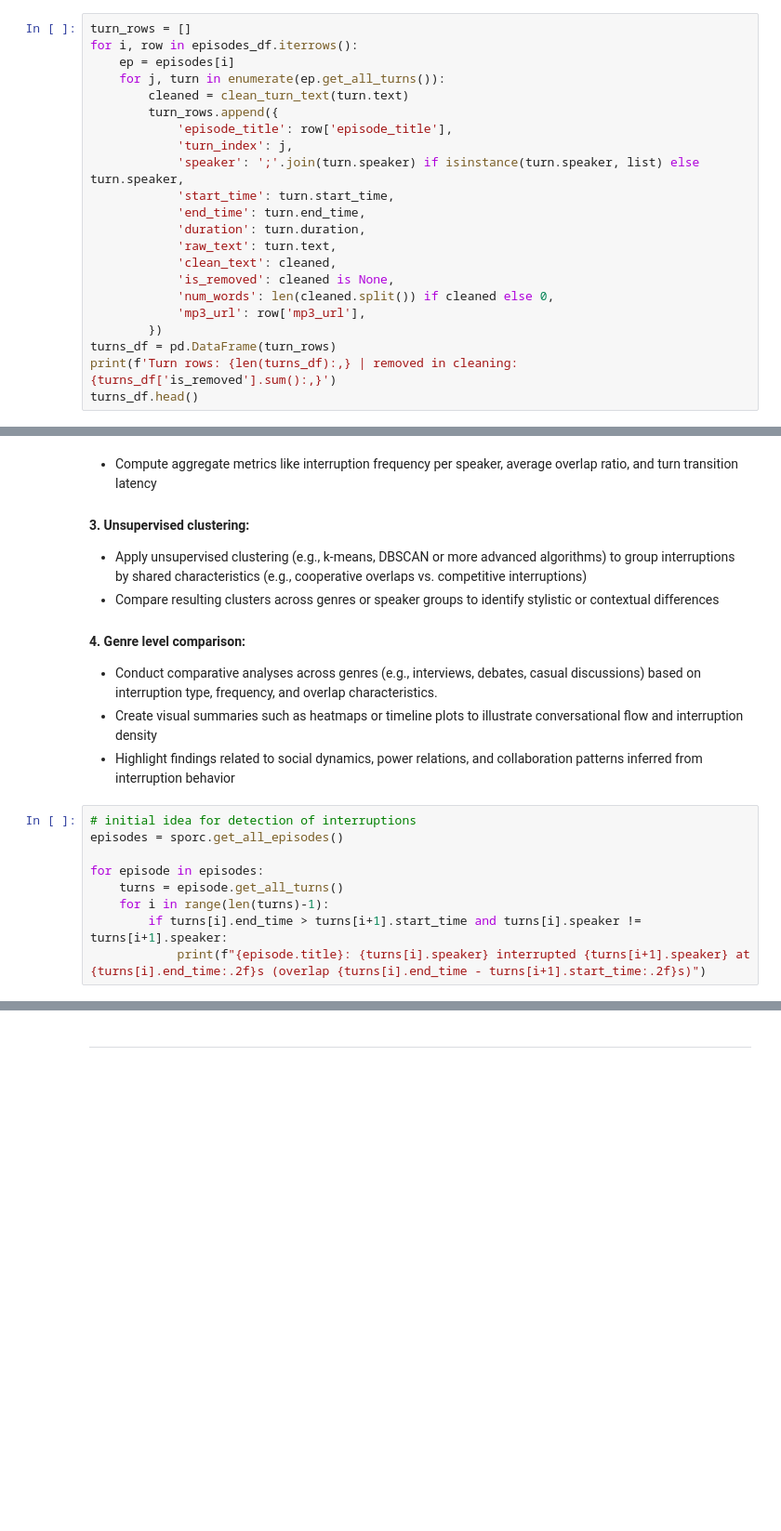
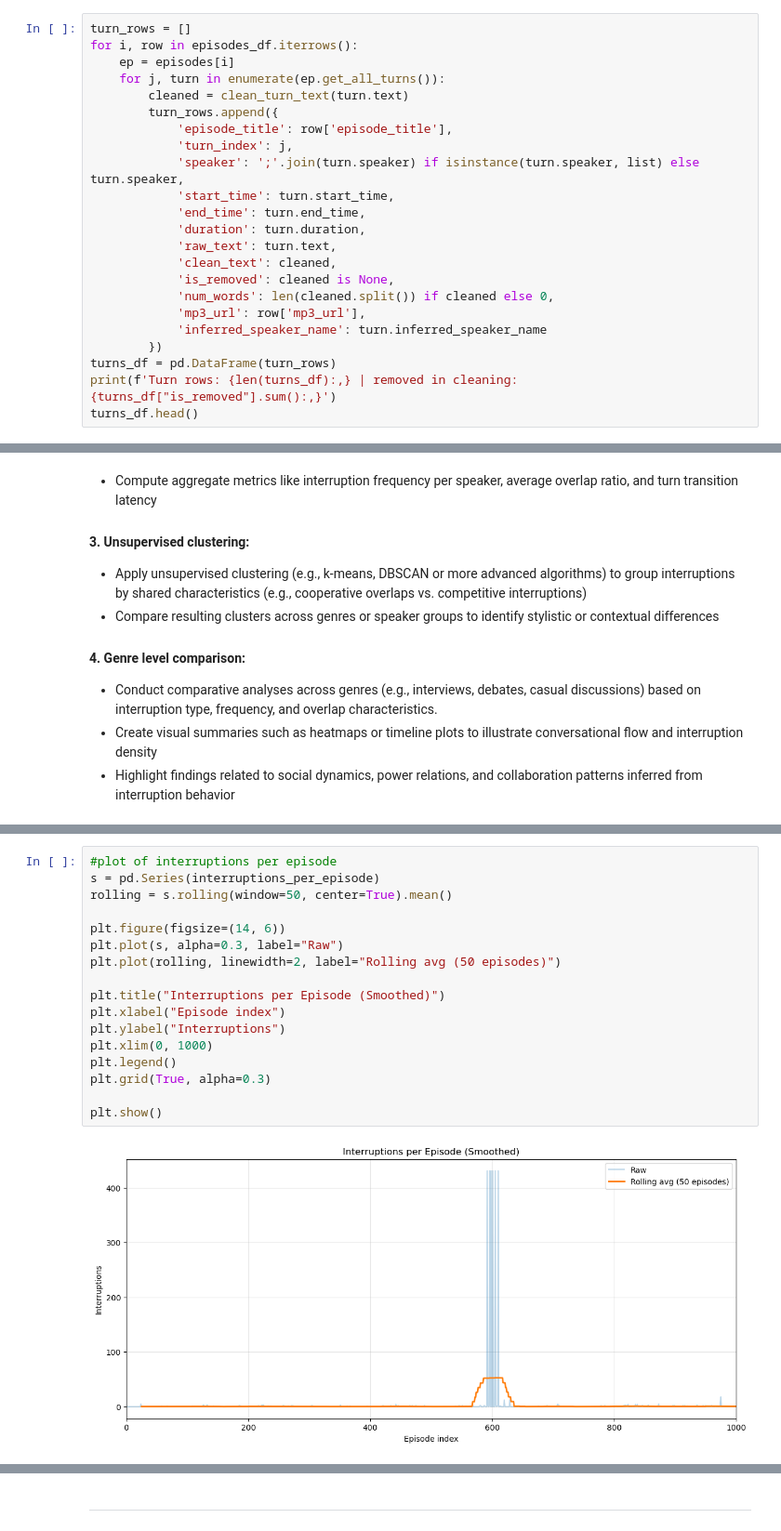
Before and after one commit to au-nlp/project-milestone-p2-group4, a Jupyter notebook: main.ipynb, the cells around one changed output, grey strips where cells are left out. Shown at 93% size. Cells and saved outputs as stored; diff of their text form; blank space fills up the shorter version.

Commit message:
Merged interruptions into main

```diff
--- a/main.ipynb
+++ b/main.ipynb
@@ -643,9 +643,10 @@ for i, row in episodes_df.iterrows():
             'is_removed': cleaned is None,
             'num_words': len(cleaned.split()) if cleaned else 0,
             'mp3_url': row['mp3_url'],
+            'inferred_speaker_name': turn.inferred_speaker_name
         })
 turns_df = pd.DataFrame(turn_rows)
-print(f'Turn rows: {len(turns_df):,} | removed in cleaning: {turns_df['is_removed'].sum():,}')
+print(f'Turn rows: {len(turns_df):,} | removed in cleaning: {turns_df["is_removed"].sum():,}')
 turns_df.head()
 # %% [output]
 Turn rows: 199,491 | removed in cleaning: 11,028
@@ -1248,12 +1259,3 @@ Diving into the analysis of interruptions, might unravel hidden patterns and rel
 - Conduct comparative analyses across genres (e.g., interviews, debates, casual discussions) based on interruption type, frequency, and overlap characteristics.
 - Create visual summaries such as heatmaps or timeline plots to illustrate conversational flow and interruption density
 - Highlight findings related to social dynamics, power relations, and collaboration patterns inferred from interruption behavior
-# %%
-# initial idea for detection of interruptions
-episodes = sporc.get_all_episodes()
-
-for episode in episodes:
-    turns = episode.get_all_turns()
-    for i in range(len(turns)-1):
-        if turns[i].end_time > turns[i+1].start_time and turns[i].speaker != turns[i+1].speaker:
-            print(f"{episode.title}: {turns[i].speaker} interrupted {turns[i+1].speaker} at {turns[i].end_time:.2f}s (overlap {turns[i].end_time - turns[i+1].start_time:.2f}s)")
@@ -1259,0 +1301,19 @@ for episode in episodes:
+# %%
+#plot of interruptions per episode
+s = pd.Series(interruptions_per_episode)
+rolling = s.rolling(window=50, center=True).mean()
+
+plt.figure(figsize=(14, 6))
+plt.plot(s, alpha=0.3, label="Raw")
+plt.plot(rolling, linewidth=2, label="Rolling avg (50 episodes)")
+
+plt.title("Interruptions per Episode (Smoothed)")
+plt.xlabel("Episode index")
+plt.ylabel("Interruptions")
+plt.xlim(0, 1000)
+plt.legend()
+plt.grid(True, alpha=0.3)
+
+plt.show()
+# %% [output]
+[figure, added]
```
Also changed, not shown: parts of 17 cells of this notebook.
